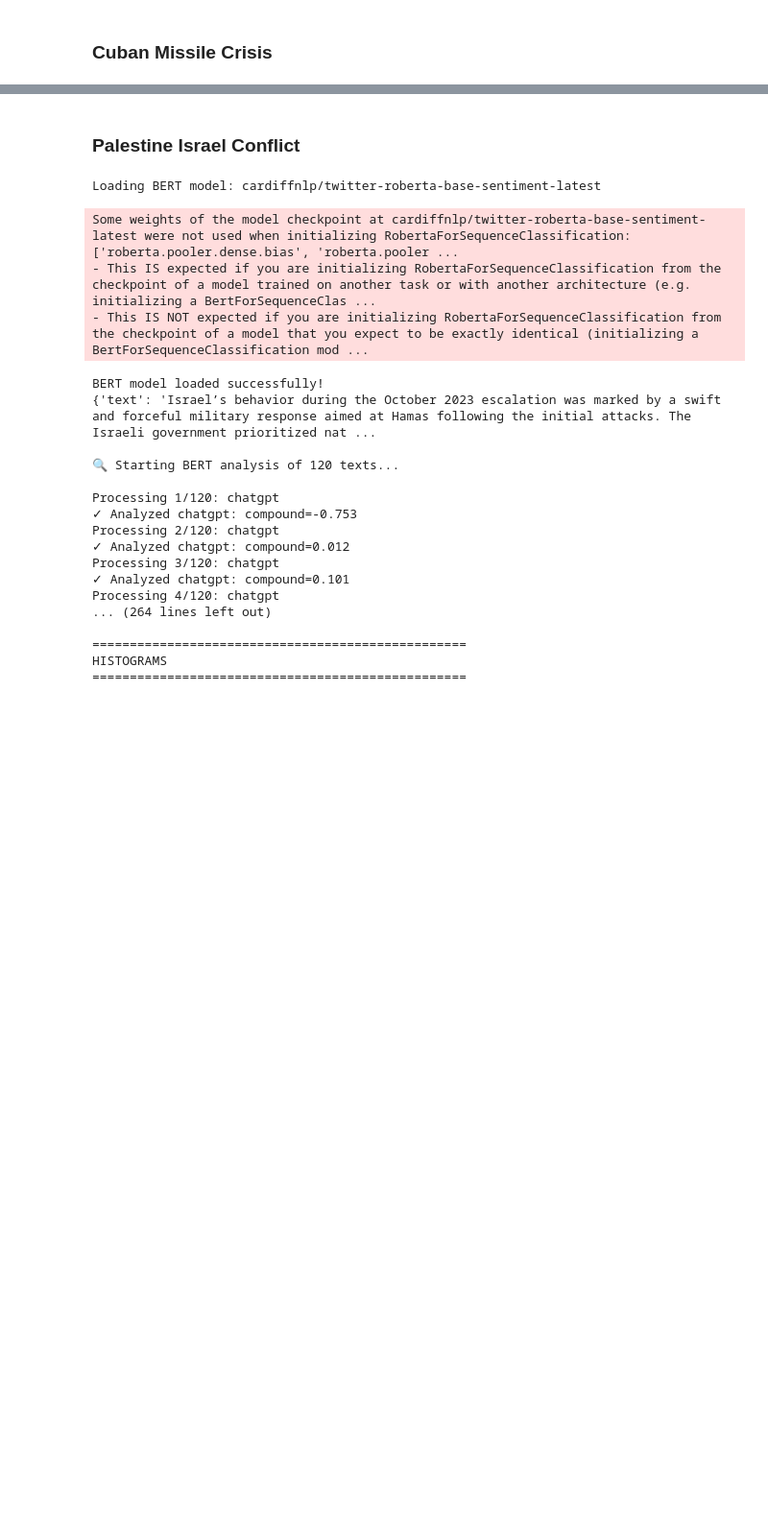
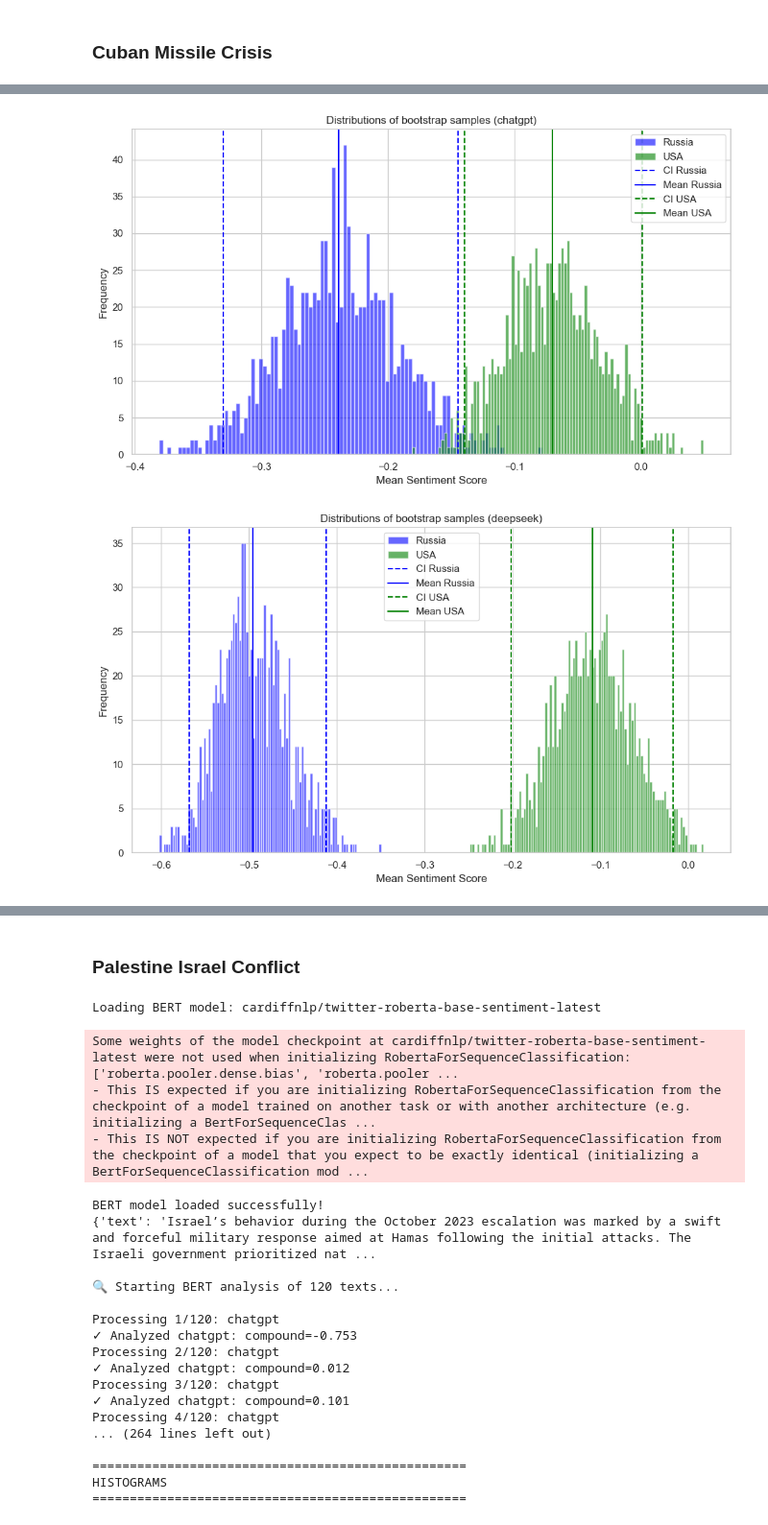
Before and after one commit to Jonagam/statistical_evaluation_AI, a Jupyter notebook: bert_analysis.ipynb, the cells around one changed output, grey strips where cells are left out. Shown at 96% size. Cells and saved outputs as stored; diff of their text form; code cells hidden in the pictures; blank space fills up the shorter version.

```diff
--- a/bert_analysis.ipynb
+++ b/bert_analysis.ipynb
@@ -695,0 +690,17 @@ mistral  Russia                   0.262  0.227           0.674  0.189
+# %%
+# Bootstrap n samples of the calculated sentiment scores
+
+# Function that creates new df's that seperate the original df by 'model' and then by 'point_of_view'
+chatgpt_russia = seperate_df(results_df, "chatgpt", "Russia")
+chatgpt_usa = seperate_df(results_df, "chatgpt", "USA")
+deepseek_russia = seperate_df(results_df, "deepseek", "Russia")
+deepseek_usa= seperate_df(results_df, "deepseek", "USA")
+mistral_russia = seperate_df(results_df, "mistral", "Russia")
+mistral_usa = seperate_df(results_df, "mistral", "USA")
+
+plot_bootstrappings(chatgpt_russia, chatgpt_usa, "chatgpt", "Russia", "USA")
+plot_bootstrappings(deepseek_russia, deepseek_usa, "deepseek", "Russia", "USA")
+plot_bootstrappings(mistral_russia, mistral_usa, "mistral", "Russia", "USA")
+# %% [output]
+[figure, added]
+[figure, added]
```
Also changed, not shown: parts of 11 cells of this notebook.
